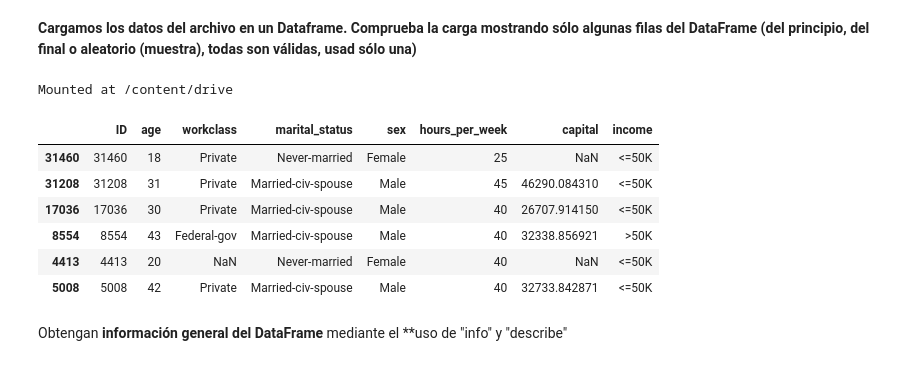
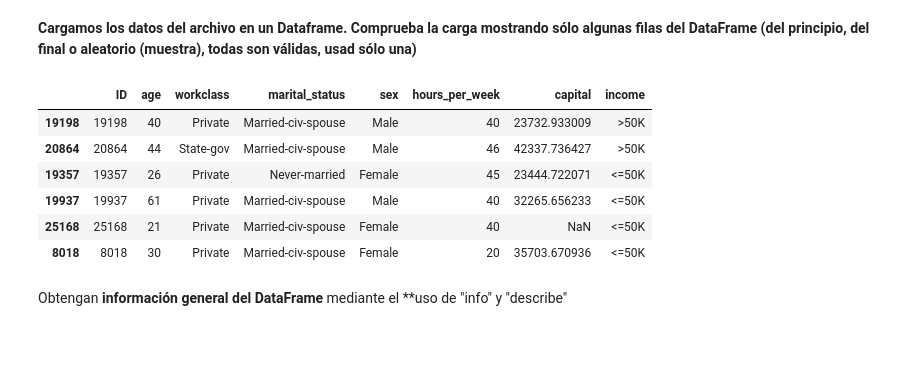
Before and after one commit to SonikoKatsura/CURSO_PARO_IA, a Jupyter notebook: Rober_IA/Modulo2/Examen_Tema_2/Examen_Modulo2.ipynb, the cells around one changed output. Saved outputs shown, nothing was run; the diff lists cells and outputs as text; code cells hidden in the pictures.

```diff
--- a/Rober_IA/Modulo2/Examen_Tema_2/Examen_Modulo2.ipynb
+++ b/Rober_IA/Modulo2/Examen_Tema_2/Examen_Modulo2.ipynb
@@ -142,25 +142,20 @@ En este dataset se presenta información sobre las características socioeconóm
 Tiene cabecera, está al inicio. Le siguen los datos. El separador es la coma.
 # %% [markdown]
 **Cargamos los datos del archivo en un Dataframe. Comprueba la carga mostrando sólo algunas filas del DataFrame (del principio, del final o aleatorio (muestra), todas son válidas, usad sólo una)**
-# %%
-from google.colab import drive
-drive.mount('/content/drive')
-# %% [output]
-Mounted at /content/drive
 # %%
-ruta = '/content/drive/MyDrive/ESPECIALISTA IA/adult_examen.csv'
+ruta = 'https://raw.githubusercontent.com/SonikoKatsura/CURSO_PARO_IA/refs/heads/main/Rober_IA/Modulo2/Examen_Tema_2/adult_examen.csv'
 
 df_adult = pd.read_csv(ruta)
 
 df_adult.sample(n=6)
 # %% [output]
 |  | ID | age | workclass | marital_status | sex | hours_per_week | capital | income |
-| 31460 | 31460 | 18 | Private | Never-married | Female | 25 | NaN | <=50K |
-| 31208 | 31208 | 31 | Private | Married-civ-spouse | Male | 45 | 46290.084310 | <=50K |
-| 17036 | 17036 | 30 | Private | Married-civ-spouse | Male | 40 | 26707.914150 | <=50K |
-| 8554 | 8554 | 43 | Federal-gov | Married-civ-spouse | Male | 40 | 32338.856921 | >50K |
-| 4413 | 4413 | 20 | NaN | Never-married | Female | 40 | NaN | <=50K |
-| 5008 | 5008 | 42 | Private | Married-civ-spouse | Male | 40 | 32733.842871 | <=50K |
+| 19198 | 19198 | 40 | Private | Married-civ-spouse | Male | 40 | 23732.933009 | >50K |
+| 20864 | 20864 | 44 | State-gov | Married-civ-spouse | Male | 46 | 42337.736427 | >50K |
+| 19357 | 19357 | 26 | Private | Never-married | Female | 45 | 23444.722071 | <=50K |
+| 19937 | 19937 | 61 | Private | Married-civ-spouse | Male | 40 | 32265.656233 | <=50K |
+| 25168 | 25168 | 21 | Private | Married-civ-spouse | Female | 40 | NaN | <=50K |
+| 8018 | 8018 | 30 | Private | Married-civ-spouse | Female | 20 | 35703.670936 | <=50K |
 # %% [markdown]
 Obtengan **información general del DataFrame** mediante el **uso de "info" y "describe"
 # %%
```
Also changed, not shown: parts of 25 cells of this notebook.
